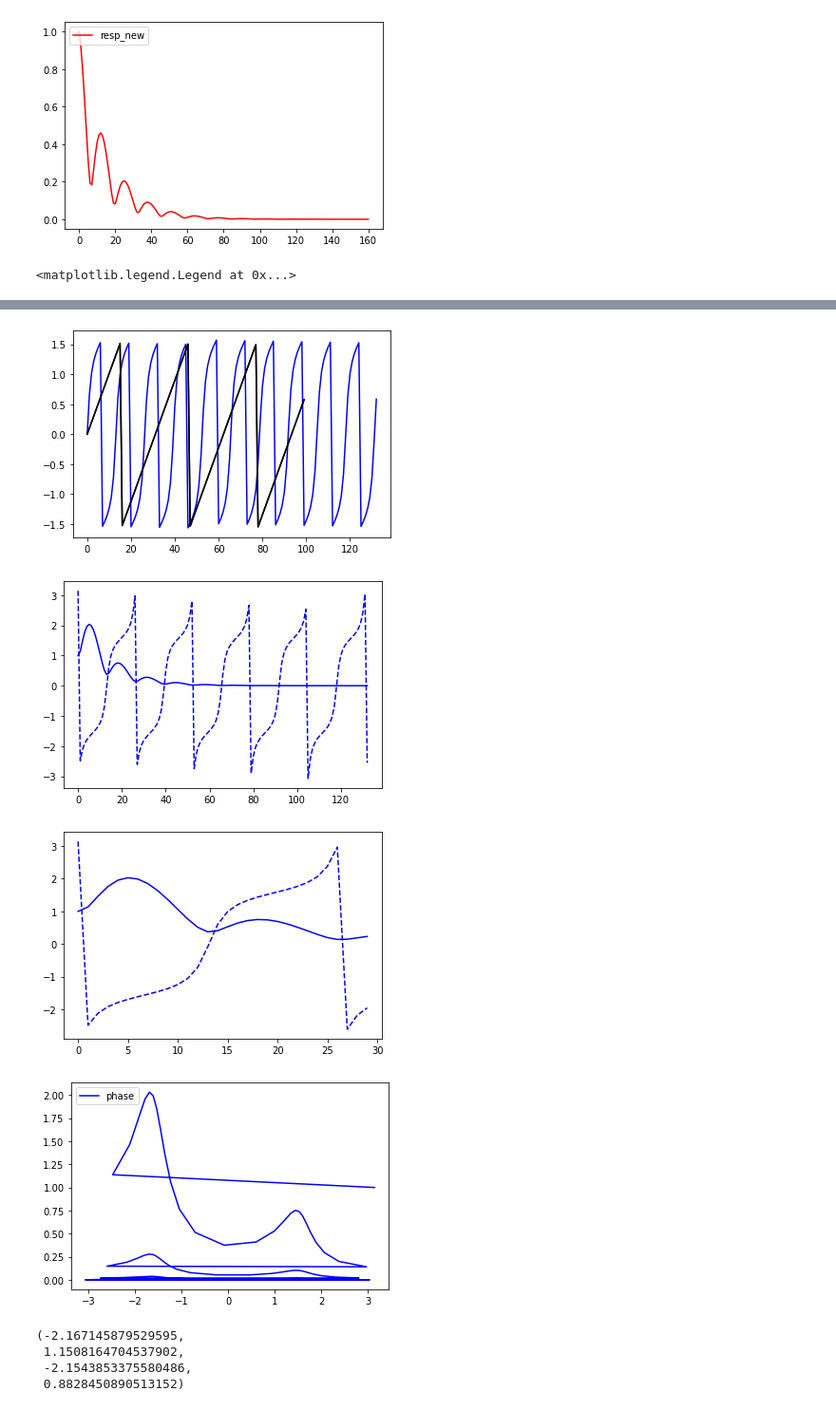
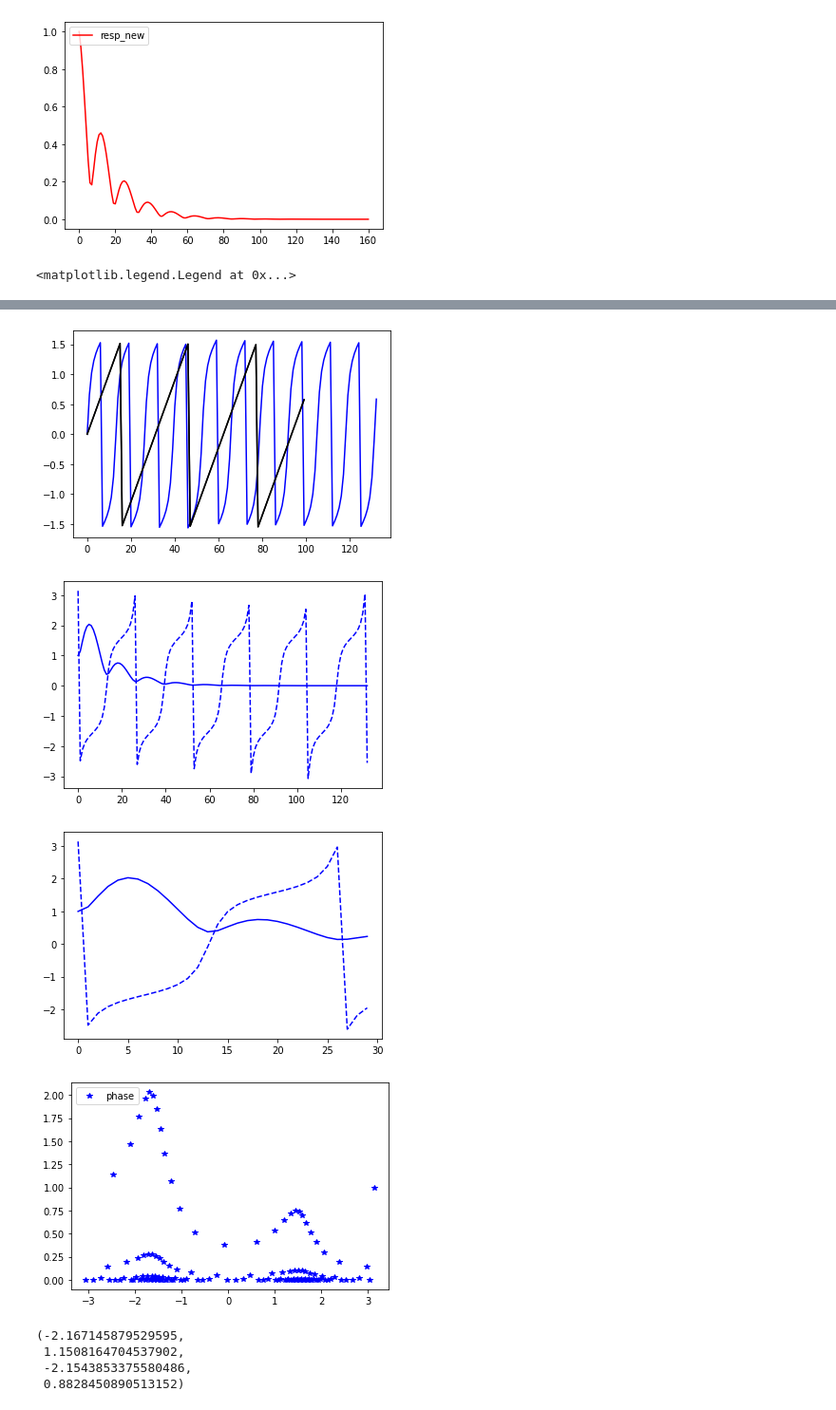
Before and after one commit to abadithela/StabilityContracts, a Jupyter notebook: unstable-switched2.ipynb, the cells around one changed output, grey strips where cells are left out. Shown at 95% size. Cells and saved outputs as stored; diff of their text form; code cells hidden in the pictures.

```diff
--- a/unstable-switched2.ipynb
+++ b/unstable-switched2.ipynb
@@ -91,35 +91,35 @@ fig2, ax2 = plt.subplots()
 ax2.plot(t, resp2_mag, 'b',label="resp2")
 ax2.plot(ta, resp2a_mag, 'b--',label="resp2a")
 ax2.plot(t4, resp4_mag, 'k',label="resp4")
 ax2.plot(t5, resp5_mag, 'k',label="resp5")
 
 fig3, ax3 = plt.subplots()
 ax3.plot(t, resp2_phase, 'b',label="resp2")
 # ax3.plot(ta, resp2a_phase, 'b--',label="resp2a")
 ax3.plot(t4, resp4_phase, 'k',label="resp4")
 ax3.plot(t5, resp5_phase, 'k',label="resp5")
 
 
 fig4, ax4 = plt.subplots()
 ax4.plot(t, resp2_phase_atan, 'b--', label="phase")
 ax4.plot(t, resp2_mag, 'b', label="mag")
 
 fig5, ax5 = plt.subplots()
 ax5.plot(t[0:30], resp2_phase_atan[0:30], 'b--', label="phase")
 ax5.plot(t[0:30], resp2_mag[0:30], 'b', label="mag")
 
 fig6, ax6 = plt.subplots()
-ax6.plot(resp2_phase_atan, resp2_mag, 'b', label="phase")
+ax6.plot(resp2_phase_atan, resp2_mag, '*b', label="phase")
 
 plt.legend(loc="upper left")
 # %% [output]
 <matplotlib.legend.Legend at 0x...>
 [figure]
 [figure]
 [figure]
 [figure]
 [figure]
-[figure, old version]
+[figure, new version]
 # %%
 resp1 = ct.initial_response(sys1, 10, [1, 0])
 plt.plot(resp1.states[0], resp1.states[1],label="A1")
```
Also changed, not shown: 1 other file.
